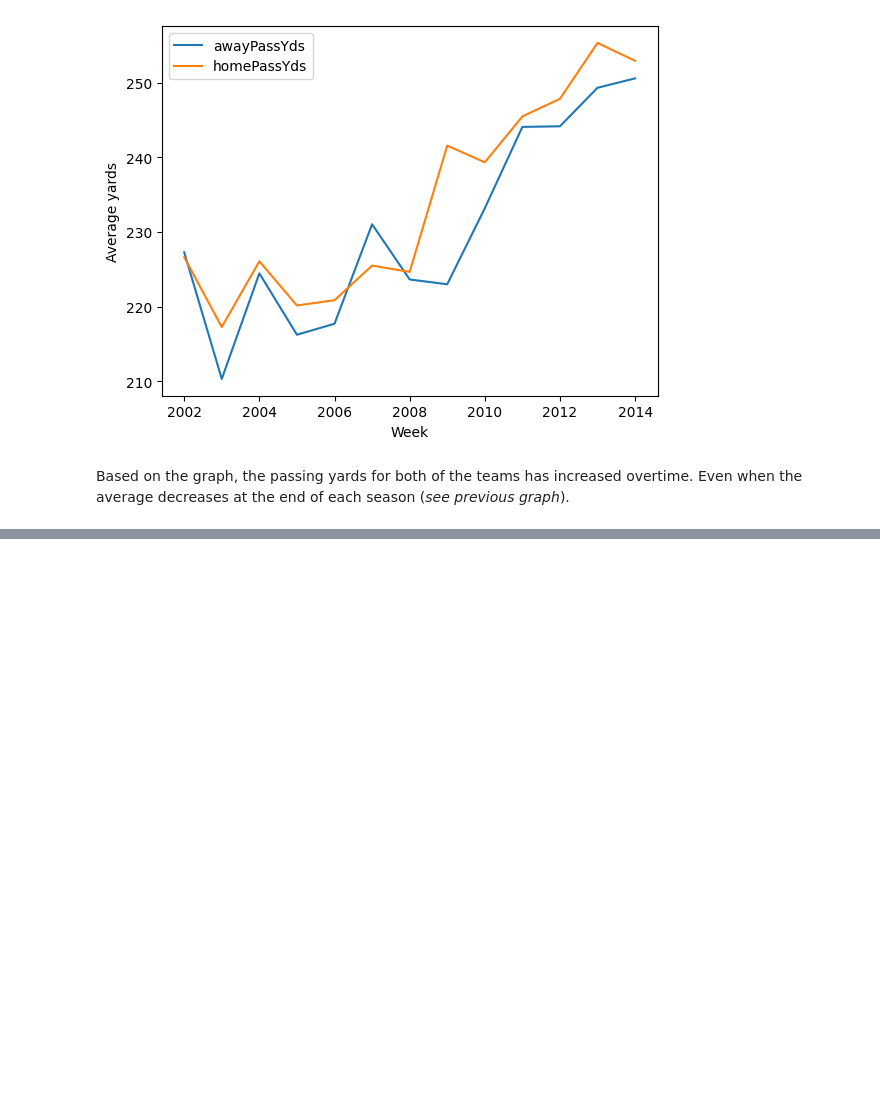
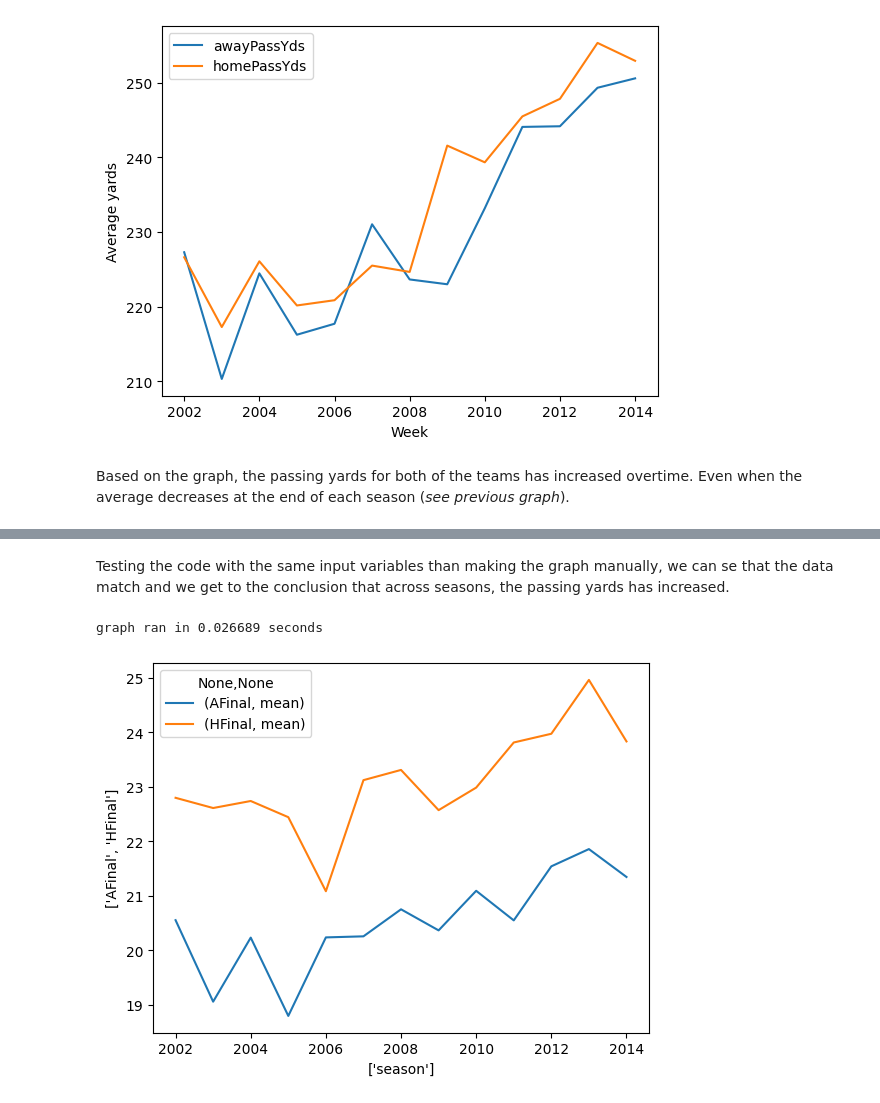
Before and after one commit to YefridC09/ST-554_Big_data_analysis, a Jupyter notebook: HW4_Yefrid_Cordoba.ipynb, the cells around one changed output, grey strips where cells are left out. Drawn from its saved outputs; the diff is of its cells as text; code cells hidden in the pictures; blank space fills up the shorter version.

```diff
--- a/HW4_Yefrid_Cordoba.ipynb
+++ b/HW4_Yefrid_Cordoba.ipynb
@@ -346,0 +380,7 @@ Based on the graph, the passing yards for both of the teams has increased overti
+# %% [markdown]
+Testing the code with the same input variables than making the graph manually, we can se that the data match and we get to the conclusion that across seasons, the passing yards has increased.
+# %%
+graph(nflreg_data, ["AFinal", "HFinal"], ["season"], [ 'mean'])
+# %% [output]
+graph ran in 0.026689 seconds
+[figure, added]
```
Also changed, not shown: parts of 7 cells of this notebook.
